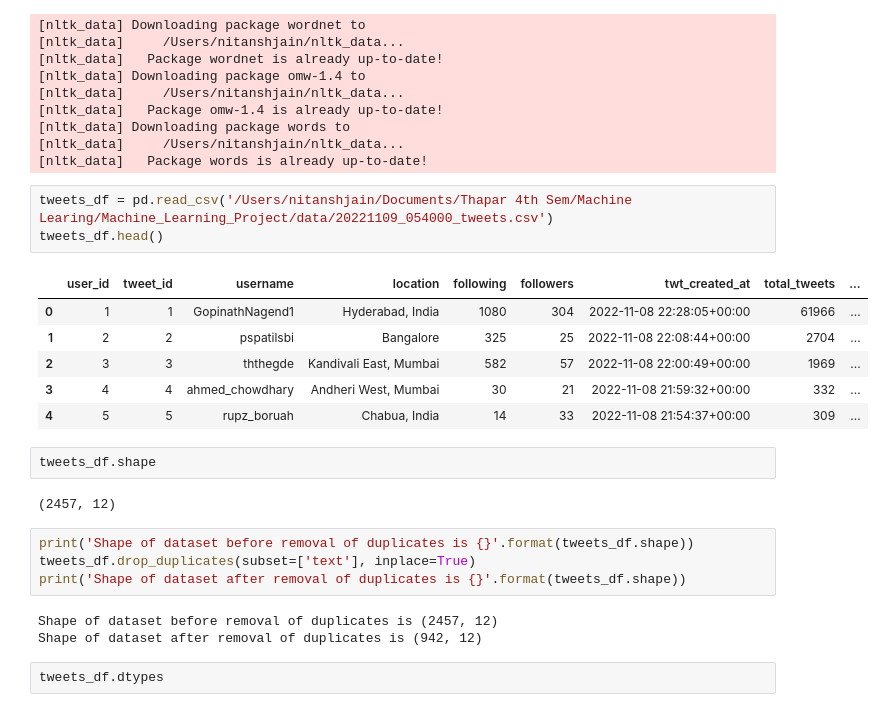
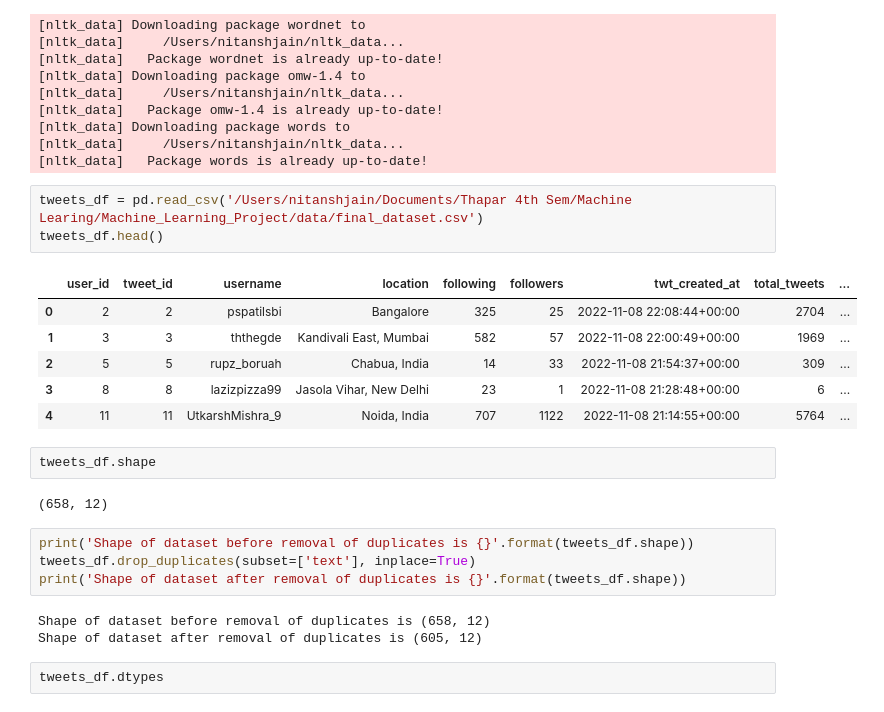
Before and after one commit to nitanshjain/twitter_data_analysis, a Jupyter notebook: data_preprocessing.ipynb, the cells around one changed output. Drawn from its saved outputs; the diff is of its cells as text.

Commit message:
completed project

```diff
--- a/data_preprocessing.ipynb
+++ b/data_preprocessing.ipynb
@@ -30,26 +30,26 @@ from nltk.stem import WordNetLemmatizer
 [nltk_data]     /Users/nitanshjain/nltk_data...
 [nltk_data]   Package words is already up-to-date!
 # %%
-tweets_df = pd.read_csv('/Users/nitanshjain/Documents/Thapar 4th Sem/Machine Learing/Machine_Learning_Project/data/20221109_054000_tweets.csv')
+tweets_df = pd.read_csv('/Users/nitanshjain/Documents/Thapar 4th Sem/Machine Learing/Machine_Learning_Project/data/final_dataset.csv')
 tweets_df.head()
 # %% [output]
 |  | user_id | tweet_id | username | location | following | followers | twt_created_at | total_tweets | ... |
-| 0 | 1 | 1 | GopinathNagend1 | Hyderabad, India | 1080 | 304 | 2022-11-08 22:28:05+00:00 | 61966 | ... |
-| 1 | 2 | 2 | pspatilsbi | Bangalore | 325 | 25 | 2022-11-08 22:08:44+00:00 | 2704 | ... |
-| 2 | 3 | 3 | ththegde | Kandivali East, Mumbai | 582 | 57 | 2022-11-08 22:00:49+00:00 | 1969 | ... |
-| 3 | 4 | 4 | ahmed_chowdhary | Andheri West, Mumbai | 30 | 21 | 2022-11-08 21:59:32+00:00 | 332 | ... |
-| 4 | 5 | 5 | rupz_boruah | Chabua, India | 14 | 33 | 2022-11-08 21:54:37+00:00 | 309 | ... |
+| 0 | 2 | 2 | pspatilsbi | Bangalore | 325 | 25 | 2022-11-08 22:08:44+00:00 | 2704 | ... |
+| 1 | 3 | 3 | ththegde | Kandivali East, Mumbai | 582 | 57 | 2022-11-08 22:00:49+00:00 | 1969 | ... |
+| 2 | 5 | 5 | rupz_boruah | Chabua, India | 14 | 33 | 2022-11-08 21:54:37+00:00 | 309 | ... |
+| 3 | 8 | 8 | lazizpizza99 | Jasola Vihar, New Delhi | 23 | 1 | 2022-11-08 21:28:48+00:00 | 6 | ... |
+| 4 | 11 | 11 | UtkarshMishra_9 | Noida, India | 707 | 1122 | 2022-11-08 21:14:55+00:00 | 5764 | ... |
 # %%
 tweets_df.shape
 # %% [output]
-(2457, 12)
+(658, 12)
 # %%
 print('Shape of dataset before removal of duplicates is {}'.format(tweets_df.shape))
 tweets_df.drop_duplicates(subset=['text'], inplace=True)
 print('Shape of dataset after removal of duplicates is {}'.format(tweets_df.shape))
 # %% [output]
-Shape of dataset before removal of duplicates is (2457, 12)
-Shape of dataset after removal of duplicates is (942, 12)
+Shape of dataset before removal of duplicates is (658, 12)
+Shape of dataset after removal of duplicates is (605, 12)
 # %%
 tweets_df.dtypes
 # %% [output]
```
Also changed, not shown: parts of 1 cell of this notebook, 13 other files.
